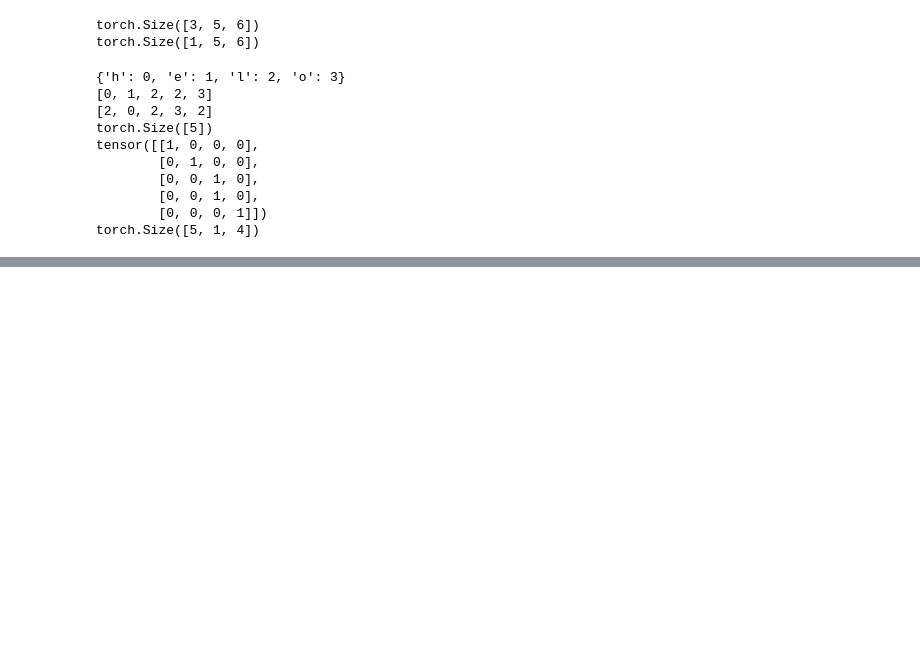
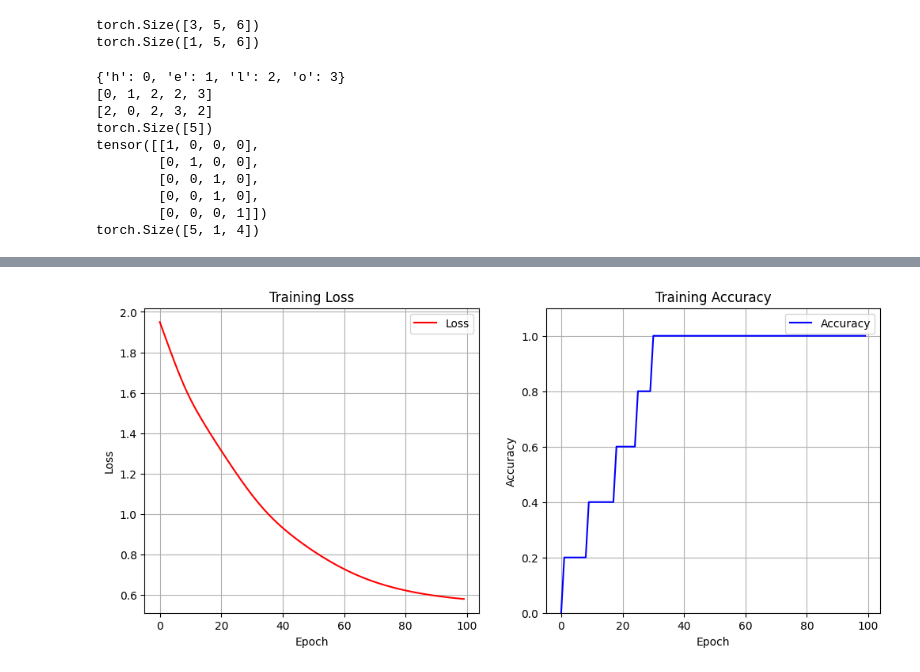
Before and after one commit to lushij/AI, a Jupyter notebook: 深度学习入门代码实战/RNN.ipynb, the cells around one changed output, grey strips where cells are left out. Drawn from its saved outputs; the diff is of its cells as text; code cells hidden in the pictures; blank space fills up the shorter version.

```diff
--- a/深度学习入门代码实战/RNN.ipynb
+++ b/深度学习入门代码实战/RNN.ipynb
@@ -239,0 +487,20 @@ plt.show() # 显示图像
+# %%
+#定义模型
+class RNNPredictor(torch.nn.Module):
+    def __init__(self,input_size,hidden_size,batch_size,layer_num):
+        super(RNNPredictor,self).__init__()
+        self.input_size = input_size
+        self.hidden_size = hidden_size
+        self.batch_size = batch_size
+        self.layer_num = layer_num
+        self.rnn = torch.nn.RNN(input_size=self.input_size,hidden_size=self.hidden_size,num_layers=self.layer_num)
+    def forward(self,input,hidden):
+        output,hidden = self.rnn(input,hidden)
+        return output,hidden
+    def init_hidden(self):
+        return torch.zeros(self.layer_num,self.batch_size,self.hidden_size)
+net = RNNPredictor(input_size=input_size,hidden_size=hidden_size,batch_size=batch_size,layer_num=layer_num)
+# %%
+#定义优化器和损失函数
+optimizer = torch.optim.Adam(net.parameters(),lr=0.01)
+criterion = torch.nn.CrossEntropyLoss()#采用交叉熵损失函数
@@ -239,0 +574,28 @@ plt.show() # 显示图像
+# %%
+# --- 5. 画图代码 ---
+import matplotlib.pyplot as plt
+
+plt.figure(figsize=(12, 5))
+
+# 画 Loss 曲线
+plt.subplot(1, 2, 1)
+plt.plot(loss_history, label='Loss', color='red')
+plt.title('Training Loss')
+plt.xlabel('Epoch')
+plt.ylabel('Loss')
+plt.grid(True)
+plt.legend()
+
+# 画 Accuracy 曲线
+plt.subplot(1, 2, 2)
+plt.plot(acc_history, label='Accuracy', color='blue')
+plt.title('Training Accuracy')
+plt.xlabel('Epoch')
+plt.ylabel('Accuracy')
+plt.ylim(0, 1.1) # 强制Y轴范围，不然看不清
+plt.grid(True)
+plt.legend()
+
+plt.show()
+# %% [output]
+[figure, added]
```
Also changed, not shown: parts of 14 cells of this notebook, 2 other files.
